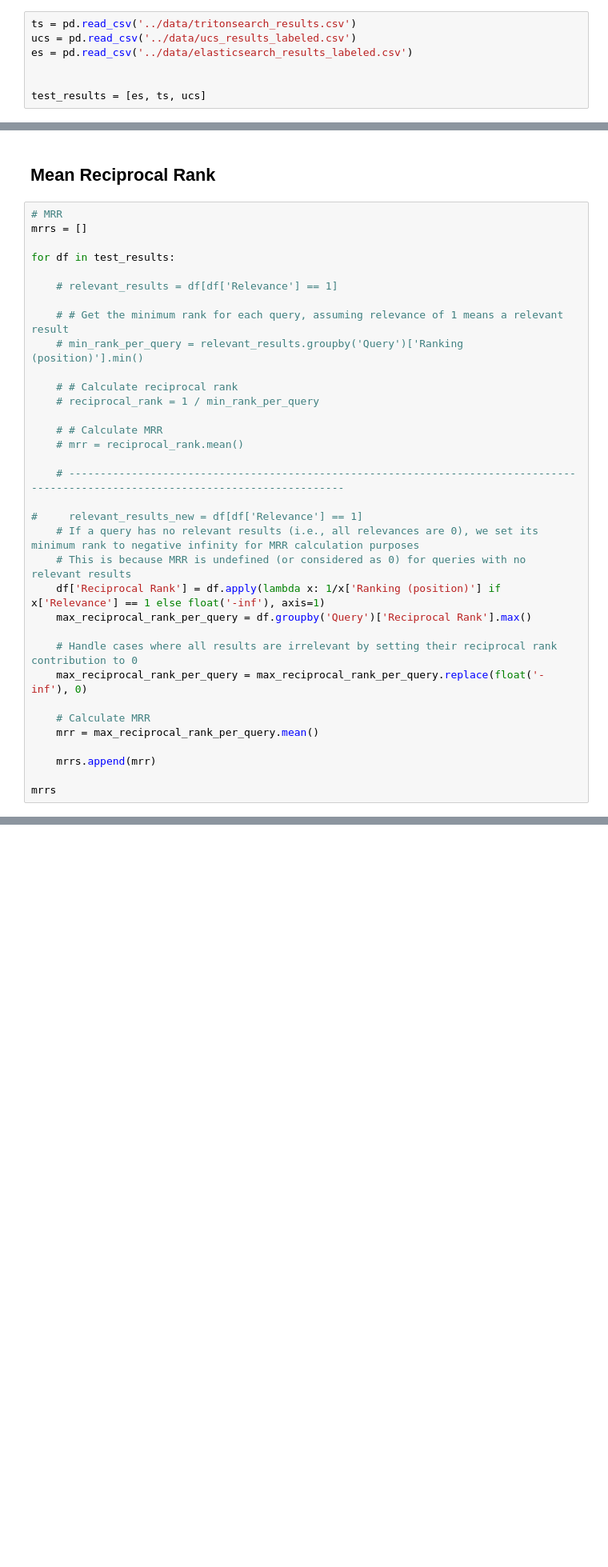
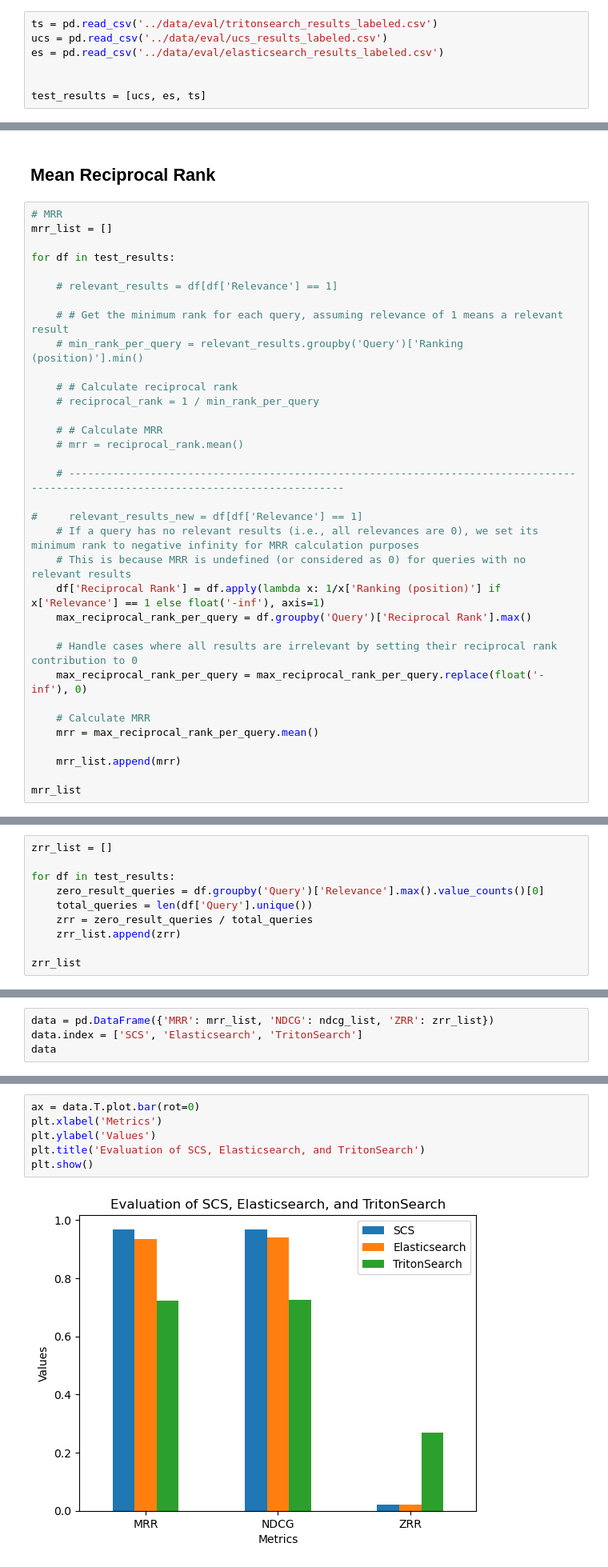
Before and after one commit to toekneeta/UCSDCourseSearch, a Jupyter notebook: notebooks/evaluation.ipynb, the cells around one changed output, grey strips where cells are left out. Shown: that part at 80% size. Drawn from its saved outputs; the diff is of its cells as text; blank space fills up the shorter version.

```diff
--- a/notebooks/evaluation.ipynb
+++ b/notebooks/evaluation.ipynb
@@ -2,9 +2,9 @@
 import numpy as np
 import pandas as pd
 # %%
-ts = pd.read_csv('../data/tritonsearch_results.csv')
-ucs = pd.read_csv('../data/ucs_results_labeled.csv')
-es = pd.read_csv('../data/elasticsearch_results_labeled.csv')
+ts = pd.read_csv('../data/eval/tritonsearch_results_labeled.csv')
+ucs = pd.read_csv('../data/eval/ucs_results_labeled.csv')
+es = pd.read_csv('../data/eval/elasticsearch_results_labeled.csv')
 
 
-test_results = [es, ts, ucs]
+test_results = [ucs, es, ts]
@@ -58,7 +62,7 @@ ts[ts['Query']=='human interaction ']
 ## Mean Reciprocal Rank
 # %%
 # MRR
-mrrs = []
+mrr_list = []
 
 for df in test_results:
 
@@ -87,7 +91,7 @@ for df in test_results:
     # Calculate MRR
     mrr = max_reciprocal_rank_per_query.mean()
 
-    mrrs.append(mrr)
+    mrr_list.append(mrr)
 
-mrrs
+mrr_list
 # %% [output]
@@ -123,0 +130,10 @@ ndcg_list
+# %%
+zrr_list = []
+
+for df in test_results:
+    zero_result_queries = df.groupby('Query')['Relevance'].max().value_counts()[0]
+    total_queries = len(df['Query'].unique())
+    zrr = zero_result_queries / total_queries
+    zrr_list.append(zrr)
+
+zrr_list
@@ -123,0 +146,4 @@ ndcg_list
+# %%
+data = pd.DataFrame({'MRR': mrr_list, 'NDCG': ndcg_list, 'ZRR': zrr_list})
+data.index = ['SCS', 'Elasticsearch', 'TritonSearch']
+data
@@ -123,0 +155,8 @@ ndcg_list
+# %%
+ax = data.T.plot.bar(rot=0)
+plt.xlabel('Metrics')
+plt.ylabel('Values')
+plt.title('Evaluation of SCS, Elasticsearch, and TritonSearch')
+plt.show()
+# %% [output]
+[figure, added]
```
Also changed, not shown: parts of 8 cells of this notebook, 7 other files.
